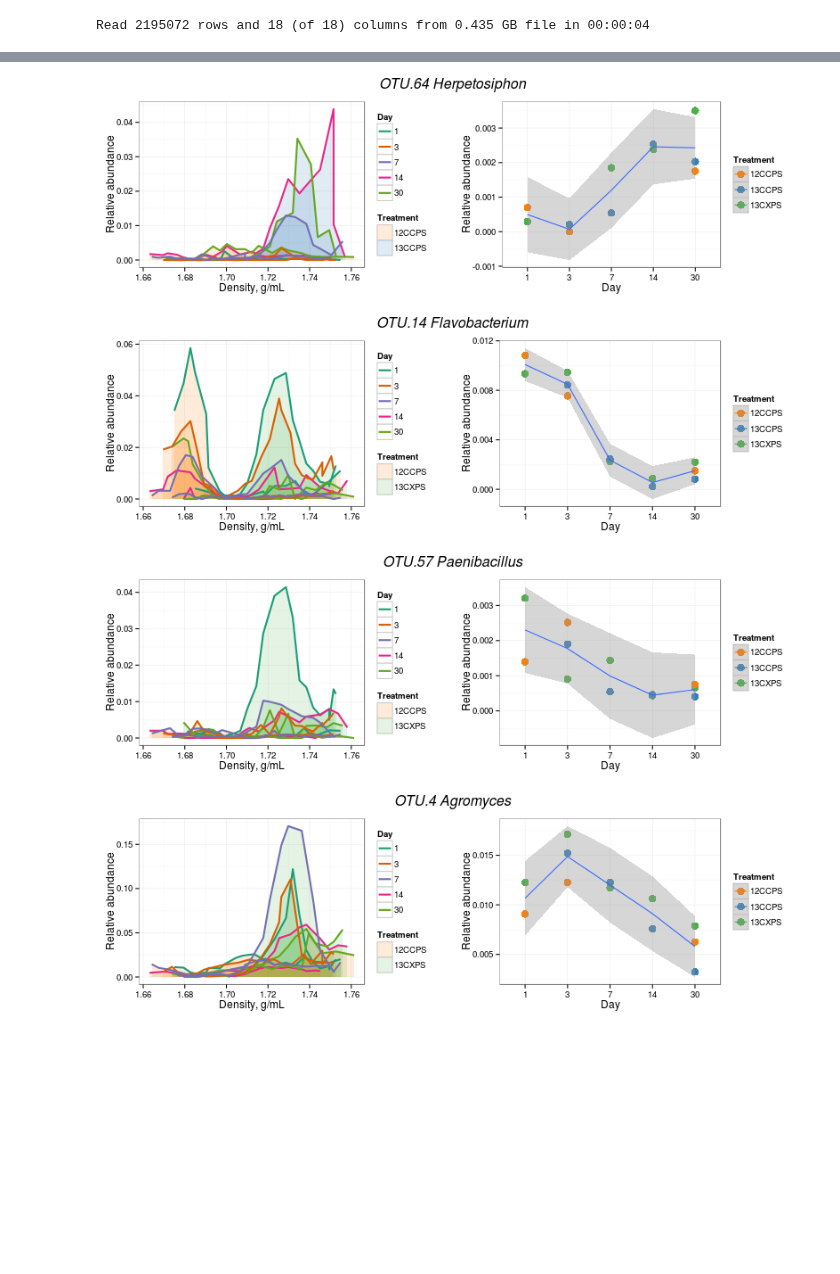
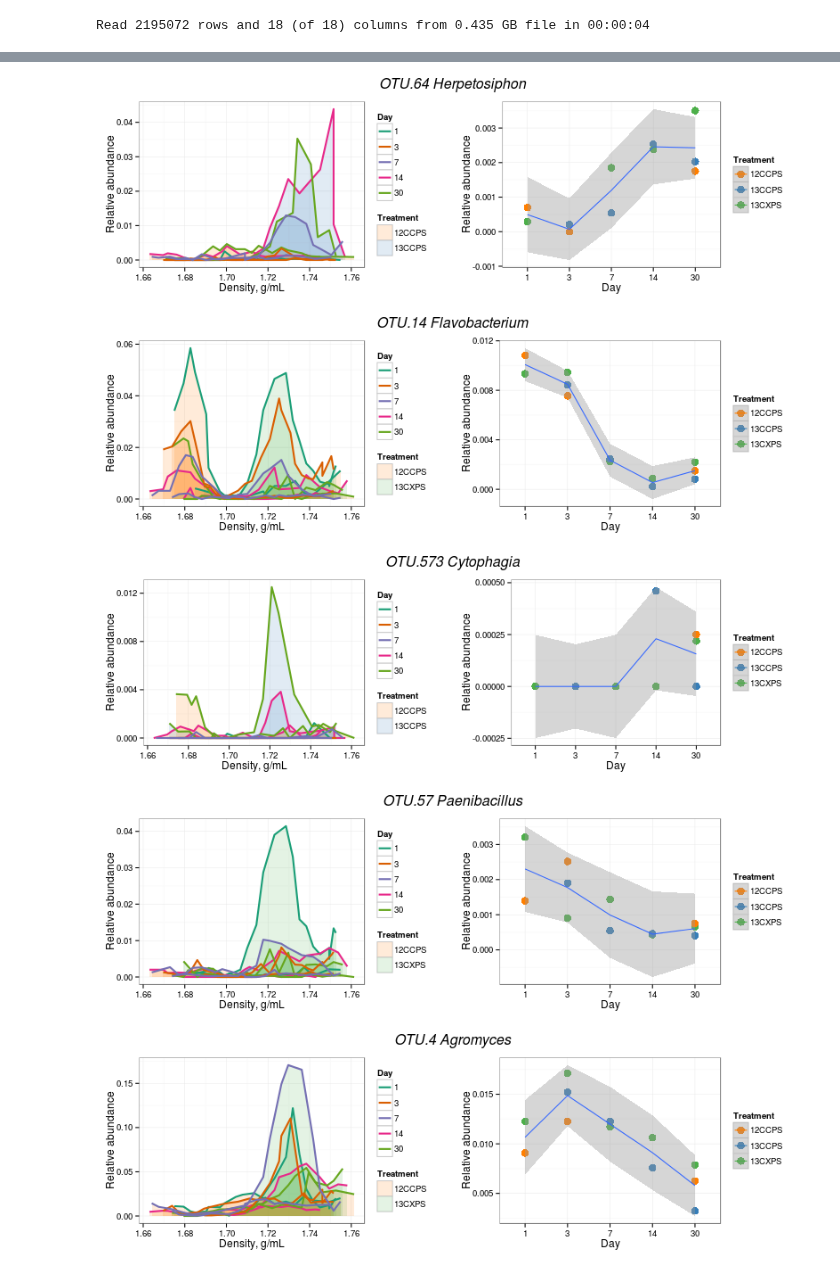
Before and after one commit to chuckpr/CSIP_succession_data_analysis, a Jupyter notebook: figures_and_stats/example_OTUs.ipynb, the cells around one changed output, grey strips where cells are left out. Saved outputs shown, nothing was run; the diff lists cells and outputs as text; code cells hidden in the pictures; blank space fills up the shorter version.

```diff
--- a/figures_and_stats/example_OTUs.ipynb
+++ b/figures_and_stats/example_OTUs.ipynb
@@ -47,32 +59,34 @@ demo_plot = function(otu, taxon, treatment) {
     p2 = mdf %>%
         group_by(Sample) %>%
         mutate(Abundance = Abundance / sum(Abundance)) %>%
         filter(OTU  == otu, grepl("bulk", Sample)) %>%
         ggplot(aes(x = factor(Day), y = Abundance, color = Treatment)) +
         geom_point(size = 4) + stat_smooth(method = "loess", aes(group = 1)) +
         theme_bw() +
         labs(x = "Day", y = "Relative abundance") +
         scale_color_manual(values = c("#ff7f00", "#377eb8", "#4daf4a"))
 
     grid.arrange(p1, p2, nrow = 1, main=textGrob(paste(otu, taxon, sep = " "), gp = gpar(fontsize=16, font = 3)))
     }
 
 get_tax = function(otu, rank) {
     mdf %>%
         filter(OTU == otu) %>%
         extract2(rank) %>%
         as.character %>%
         unique
     }
 
 demo_plot("OTU.57", get_tax("OTU.57", "Rank6"), "13CXPS")
 demo_plot("OTU.14", get_tax("OTU.14", "Rank6"), "13CXPS")
 demo_plot("OTU.4", get_tax("OTU.4", "Rank5"), "13CXPS")
 demo_plot("OTU.64", get_tax("OTU.64", "Rank5"), "13CCPS")
 demo_plot("OTU.2192", get_tax("OTU.2192", "Rank3"), "13CCPS")
+demo_plot("OTU.573", get_tax("OTU.573", "Rank3"), "13CCPS")
 # %% [output]
 [figure]
 [figure]
 [figure]
-[figure, old version]
+[figure, new version]
-[figure, old version]
+[figure, new version]
+[figure, added]
```
Also changed, not shown: parts of 4 cells of this notebook.
